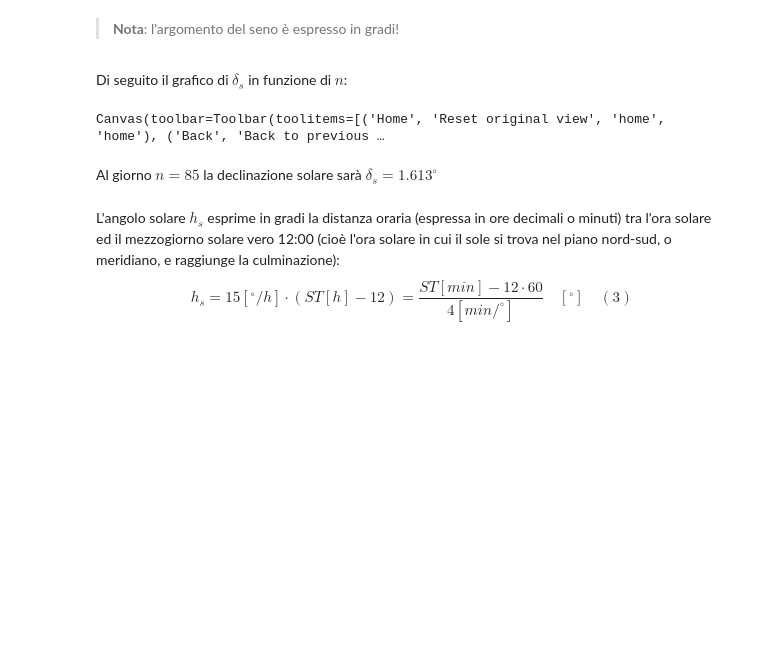
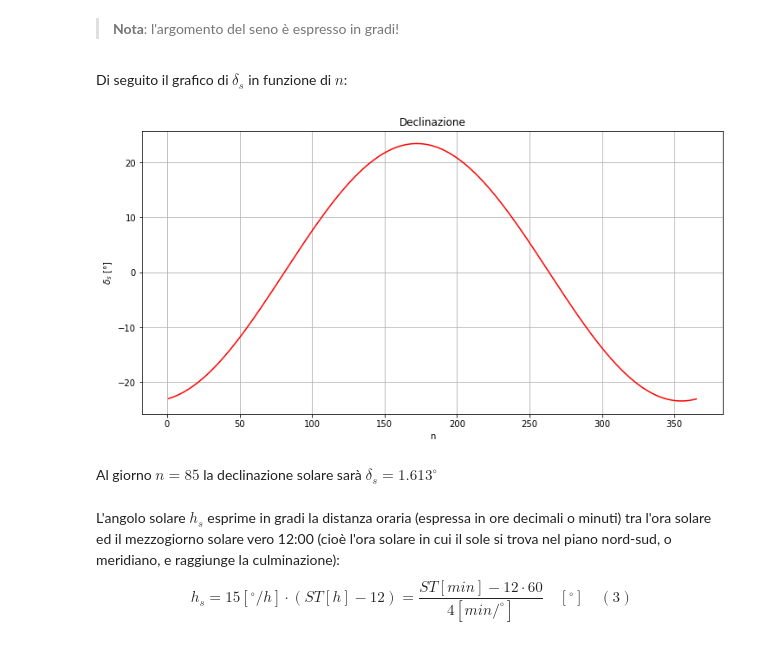
Before and after one commit to DSSchiera/materials, a Jupyter notebook: EFR2021_ES4_Angoli_Solari.ipynb, the cells around one changed output. Saved outputs shown, nothing was run; the diff lists cells and outputs as text; code cells hidden in the pictures; blank space fills up the shorter version.

```diff
--- a/EFR2021_ES4_Angoli_Solari.ipynb
+++ b/EFR2021_ES4_Angoli_Solari.ipynb
@@ -164,15 +164,15 @@ Di seguito il grafico di $\delta_s$ in funzione di $n$:
 # %%
 # declination function
 deltay = 23.45*np.sin(np.radians(360/365*(284+nx)))
-fig1, ax1 = plt.subplots(1,1,figsize=(6, 4))
+fig1, ax1 = plt.subplots(1,1,figsize=(12, 6))
 fig1.canvas.header_visible = False
 ax1.plot(nx,deltay, c='red')
 ax1.set_title('Declinazione')
 ax1.set_xlabel('n')
 ax1.set_ylabel('$\delta_s$ [°]')
 ax1.grid('on')
 # %% [output]
-Canvas(toolbar=Toolbar(toolitems=[('Home', 'Reset original view', 'home', 'home'), ('Back', 'Back to previous …
+[figure, added]
 # %%
 declination = solarposition.declination_cooper69(n) * 180 / np.pi # gradi, stessa formula usata a lezione
 Markdown(f'Al giorno $n={n}$ la declinazione solare sarà $\delta_s={round(declination,3)}^{{\circ}}$')
```
Also changed, not shown: parts of 11 cells of this notebook.
